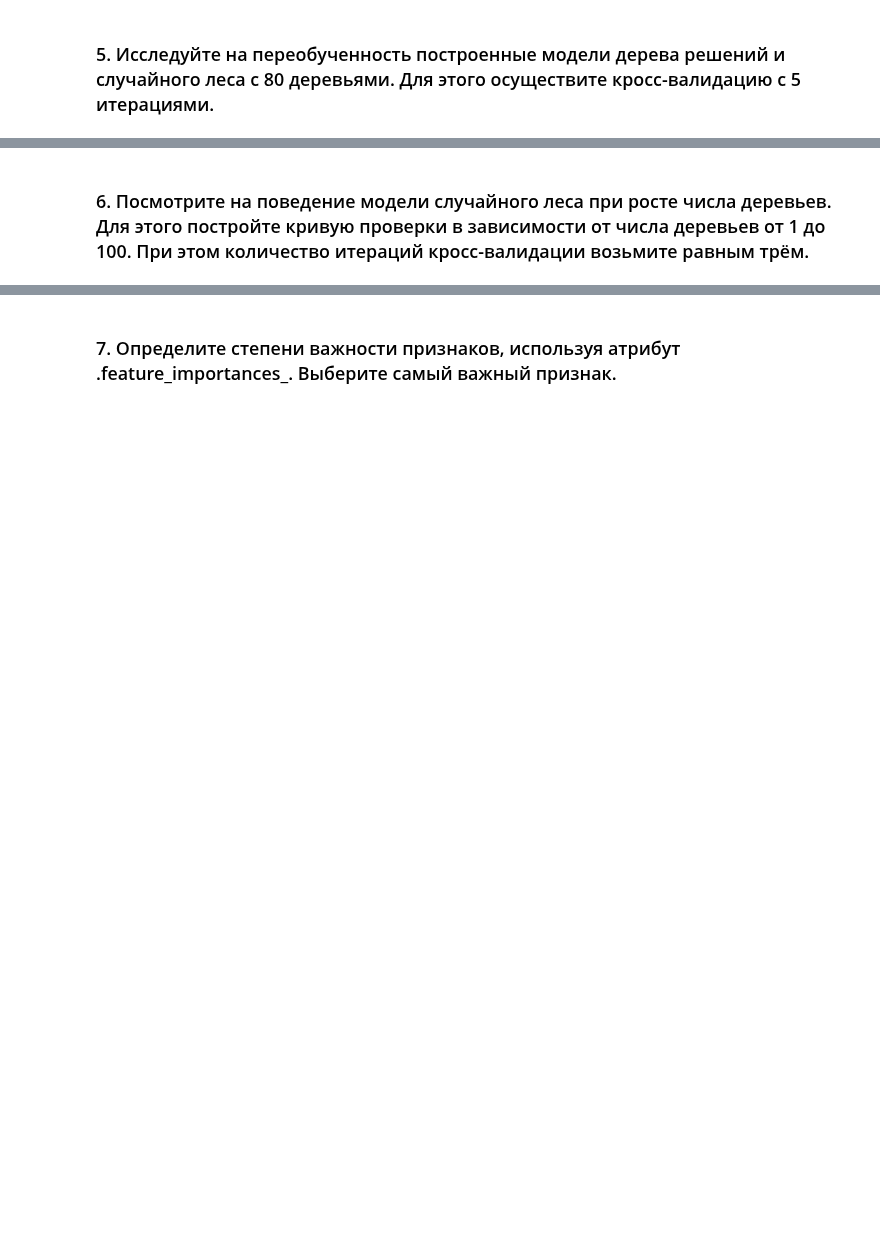
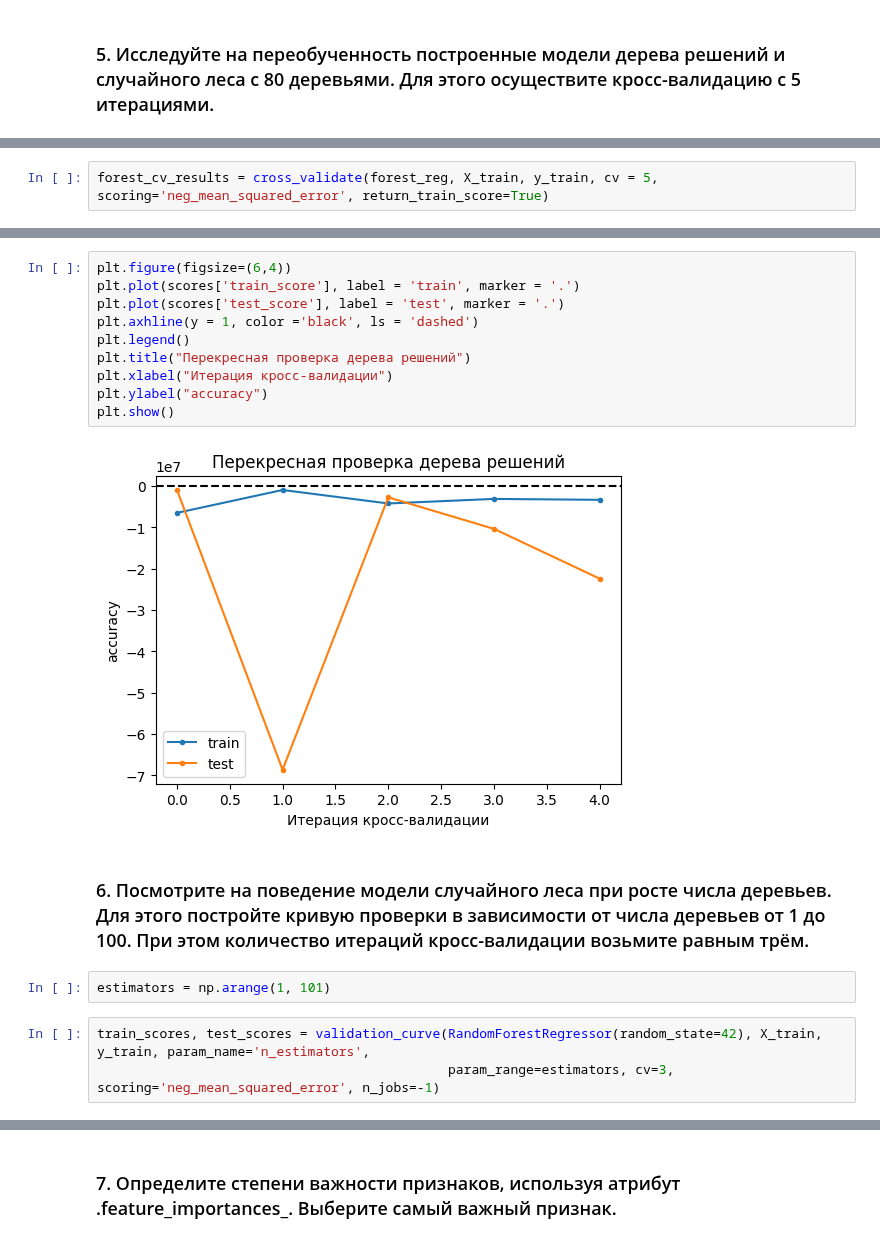
Before and after one commit to AknasMacefg/ITiABD, a Jupyter notebook: Python/2 курс/6_random_forest.ipynb, the cells around one changed output, grey strips where cells are left out. Cells and saved outputs as stored; diff of their text form; blank space fills up the shorter version.

```diff
--- a/Python/2 курс/6_random_forest.ipynb
+++ b/Python/2 курс/6_random_forest.ipynb
@@ -219,0 +336,2 @@ X_train_best, X_test_best, y_train, y_test = train_test_split(X_best, y, test_si
+# %%
+forest_cv_results = cross_validate(forest_reg, X_train, y_train, cv = 5, scoring='neg_mean_squared_error', return_train_score=True)
@@ -220,2 +345,19 @@ X_train_best, X_test_best, y_train, y_test = train_test_split(X_best, y, test_si
+# %%
+plt.figure(figsize=(6,4))
+plt.plot(scores['train_score'], label = 'train', marker = '.')
+plt.plot(scores['test_score'], label = 'test', marker = '.')
+plt.axhline(y = 1, color ='black', ls = 'dashed')
+plt.legend()
+plt.title("Перекресная проверка дерева решений")
+plt.xlabel("Итерация кросс-валидации")
+plt.ylabel("accuracy")
+plt.show()
+# %% [output]
+[figure, added]
 # %% [markdown]
  ### 6. Посмотрите на поведение модели случайного леса при росте числа деревьев. Для этого постройте кривую проверки в зависимости от числа деревьев от 1 до 100. При этом количество итераций кросс-валидации возьмите равным трём.
+# %%
+estimators = np.arange(1, 101)
+# %%
+train_scores, test_scores = validation_curve(RandomForestRegressor(random_state=42), X_train, y_train, param_name='n_estimators',
+                                             param_range=estimators, cv=3, scoring='neg_mean_squared_error', n_jobs=-1)
```
Also changed, not shown: parts of 17 cells of this notebook.
